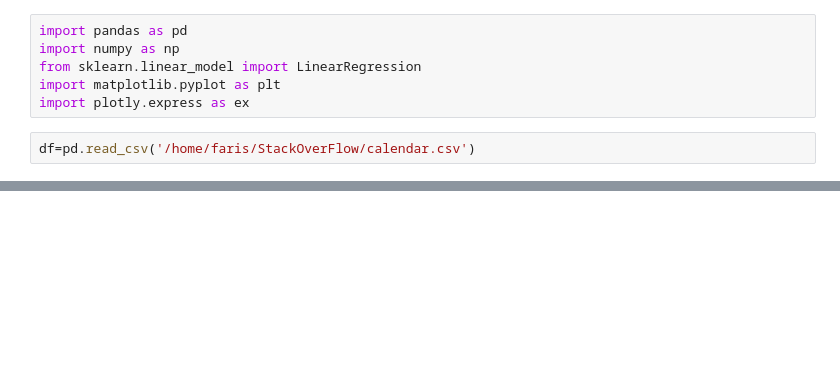
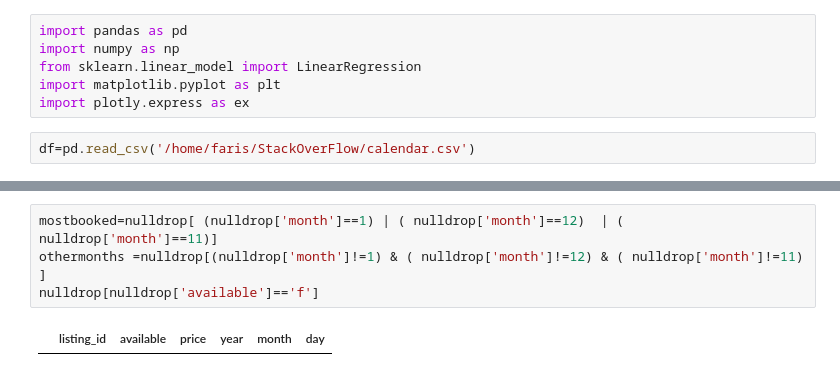
Before and after one commit to fares1419/Saudi-booking, a Jupyter notebook: code.ipynb, the cells around one changed output, grey strips where cells are left out. Cells and saved outputs as stored; diff of their text form; blank space fills up the shorter version.

```diff
--- a/code.ipynb
+++ b/code.ipynb
@@ -102,0 +74,6 @@ plt.hist(df['month'])
+# %%
+mostbooked=nulldrop[ (nulldrop['month']==1) | ( nulldrop['month']==12)  | ( nulldrop['month']==11)]
+othermonths =nulldrop[(nulldrop['month']!=1) & ( nulldrop['month']!=12) & ( nulldrop['month']!=11) ]
+nulldrop[nulldrop['available']=='f']
+# %% [output]
+|  | listing_id | available | price | year | month | day |
```
Also changed, not shown: parts of 22 cells of this notebook, 3 other files.
